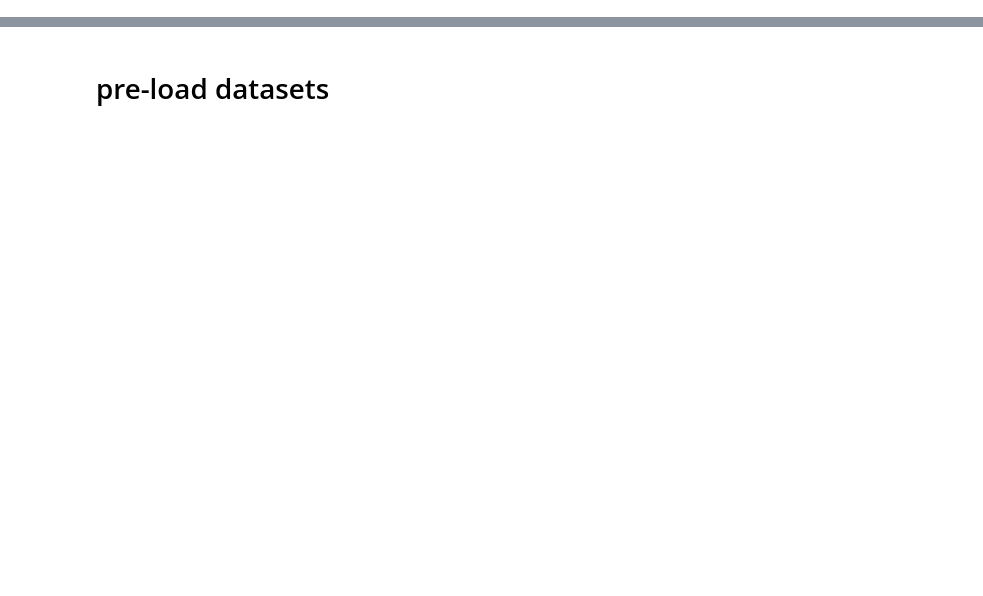
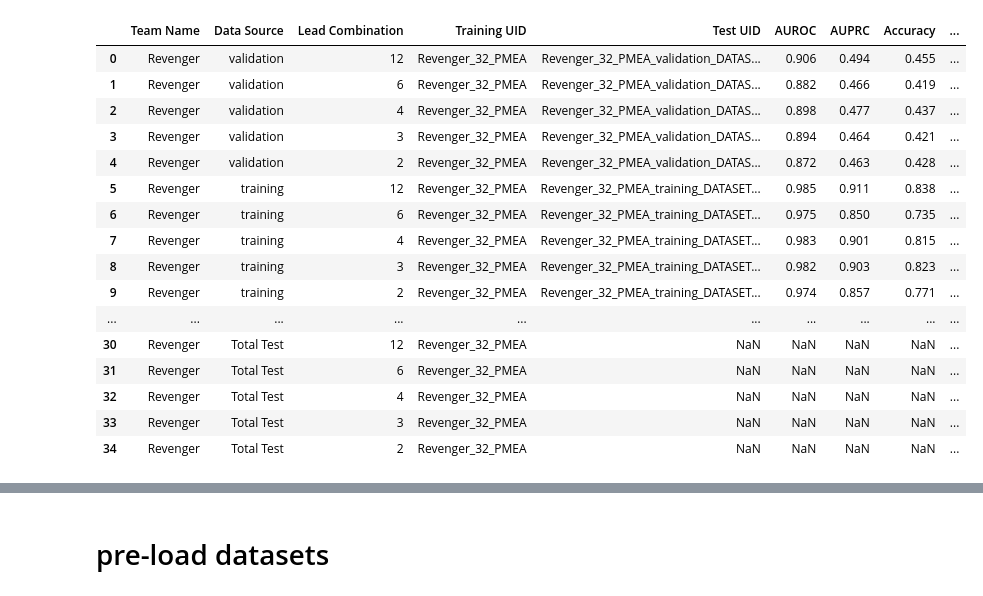
Before and after one commit to DeepPSP/cinc2021, a Jupyter notebook: ablation_study.ipynb, the cells around one changed output, grey strips where cells are left out. Saved outputs shown, nothing was run; the diff lists cells and outputs as text; code cells hidden in the pictures; blank space fills up the shorter version.

```diff
--- a/ablation_study.ipynb
+++ b/ablation_study.ipynb
@@ -17,0 +45,2 @@ from cfg import twelve_leads, six_leads, four_leads, three_leads, two_leads
+# %%
+df_pcr = pd.read_csv("./official_results/Post_Challenge_PMEA_test_results.csv")
@@ -17,0 +49,20 @@ from cfg import twelve_leads, six_leads, four_leads, three_leads, two_leads
+# %%
+df_pcr
+# %% [output]
+|  | Team Name | Data Source | Lead Combination | Training UID | Test UID | AUROC | AUPRC | Accuracy | ... |
+| 0 | Revenger | validation | 12 | Revenger_32_PMEA | Revenger_32_PMEA_validation_DATAS... | 0.906 | 0.494 | 0.455 | ... |
+| 1 | Revenger | validation | 6 | Revenger_32_PMEA | Revenger_32_PMEA_validation_DATAS... | 0.882 | 0.466 | 0.419 | ... |
+| 2 | Revenger | validation | 4 | Revenger_32_PMEA | Revenger_32_PMEA_validation_DATAS... | 0.898 | 0.477 | 0.437 | ... |
+| 3 | Revenger | validation | 3 | Revenger_32_PMEA | Revenger_32_PMEA_validation_DATAS... | 0.894 | 0.464 | 0.421 | ... |
+| 4 | Revenger | validation | 2 | Revenger_32_PMEA | Revenger_32_PMEA_validation_DATAS... | 0.872 | 0.463 | 0.428 | ... |
+| 5 | Revenger | training | 12 | Revenger_32_PMEA | Revenger_32_PMEA_training_DATASET... | 0.985 | 0.911 | 0.838 | ... |
+| 6 | Revenger | training | 6 | Revenger_32_PMEA | Revenger_32_PMEA_training_DATASET... | 0.975 | 0.850 | 0.735 | ... |
+| 7 | Revenger | training | 4 | Revenger_32_PMEA | Revenger_32_PMEA_training_DATASET... | 0.983 | 0.901 | 0.815 | ... |
+| 8 | Revenger | training | 3 | Revenger_32_PMEA | Revenger_32_PMEA_training_DATASET... | 0.982 | 0.903 | 0.823 | ... |
+| 9 | Revenger | training | 2 | Revenger_32_PMEA | Revenger_32_PMEA_training_DATASET... | 0.974 | 0.857 | 0.771 | ... |
+| ... | ... | ... | ... | ... | ... | ... | ... | ... | ... |
+| 30 | Revenger | Total Test | 12 | Revenger_32_PMEA | NaN | NaN | NaN | NaN | ... |
+| 31 | Revenger | Total Test | 6 | Revenger_32_PMEA | NaN | NaN | NaN | NaN | ... |
+| 32 | Revenger | Total Test | 4 | Revenger_32_PMEA | NaN | NaN | NaN | NaN | ... |
+| 33 | Revenger | Total Test | 3 | Revenger_32_PMEA | NaN | NaN | NaN | NaN | ... |
+| 34 | Revenger | Total Test | 2 | Revenger_32_PMEA | NaN | NaN | NaN | NaN | ... |
```
Also changed, not shown: parts of 52 cells of this notebook, 2 other files.
